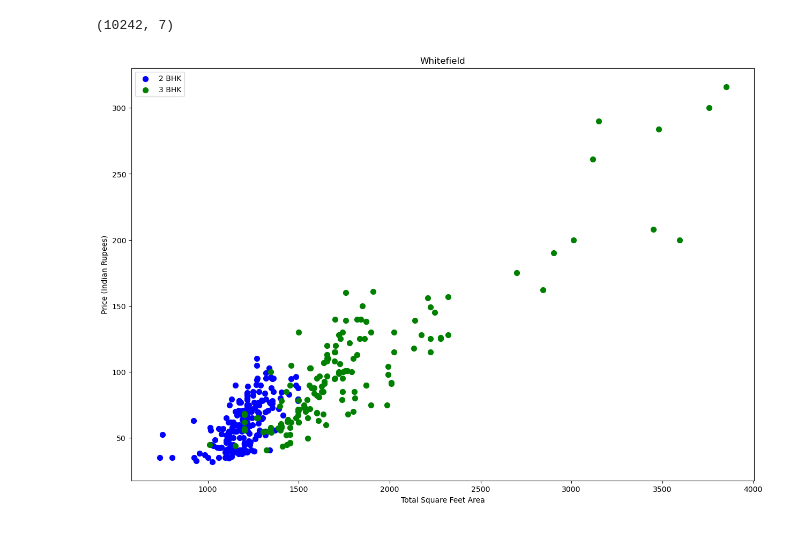
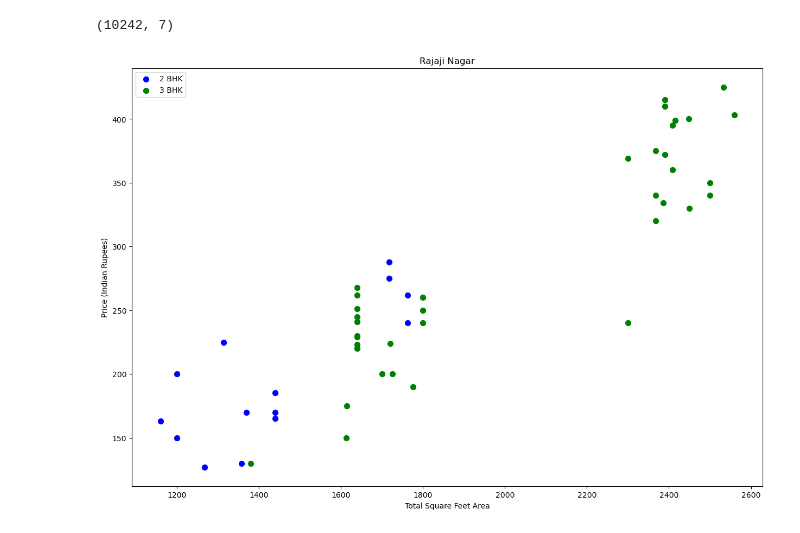
Before and after one commit to dudungawuk/Bengaluru-House-Price-Prediction, a Jupyter notebook: Untitled.ipynb, the cells around one changed output. Saved outputs shown, nothing was run; the diff lists cells and outputs as text; code cells hidden in the pictures.

```diff
--- a/Untitled.ipynb
+++ b/Untitled.ipynb
@@ -377,15 +377,15 @@ df7.shape
 # %%
 def plot_scatter_chart(df,location):
     bhk2 = df[(df.location == location) & (df.bhk == 2)]
     bhk3 = df[(df.location == location) & (df.bhk == 3)]
     matplotlib.rcParams["figure.figsize"] = (15,10)
     plt.scatter(bhk2.total_sqft,bhk2.price,color="blue",label="2 BHK",s=50)
     plt.scatter(bhk3.total_sqft,bhk3.price,color="green",label="3 BHK",s=50)
     plt.xlabel("Total Square Feet Area")
     plt.ylabel("Price (Indian Rupees)")
     plt.title(location)
     plt.legend()
 
-plot_scatter_chart(df7,"Whitefield")
+plot_scatter_chart(df7,"Rajaji Nagar")
 # %% [output]
-[figure, old version]
+[figure, new version]
```
Also changed, not shown: parts of 18 cells of this notebook.
